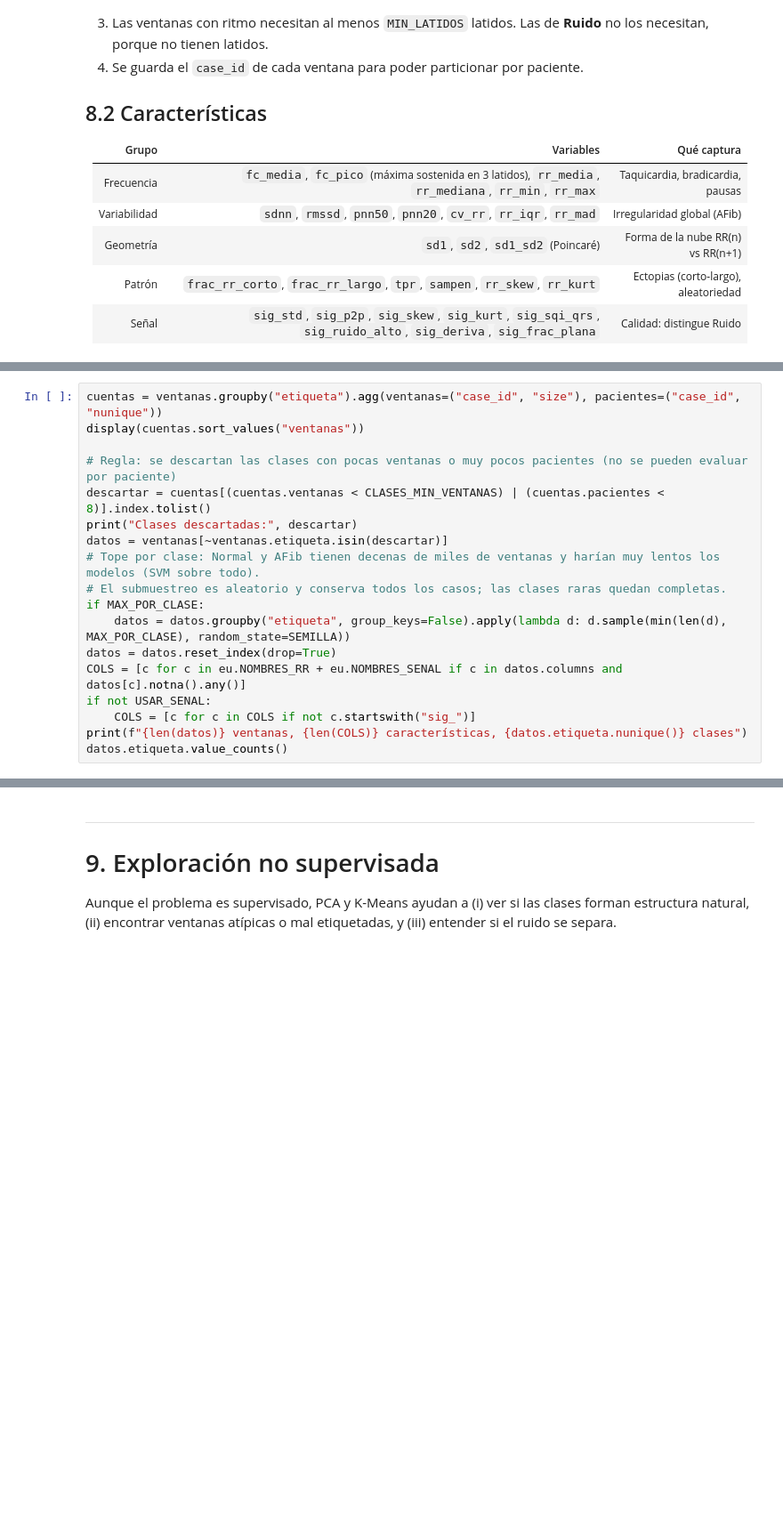
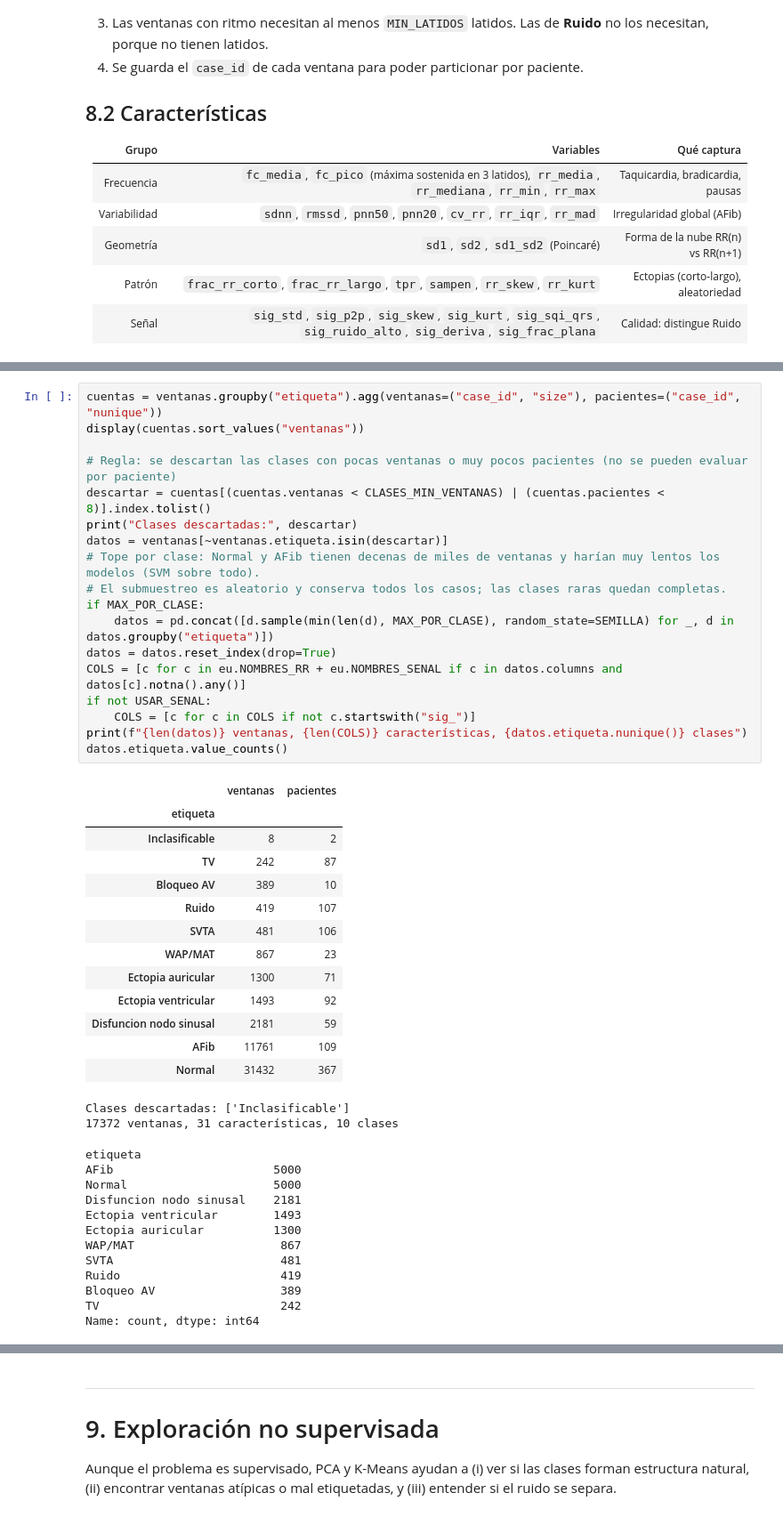
Before and after one commit to Jjes07/FundamentosML-Final, a Jupyter notebook: model_development.ipynb, the cells around one changed output, grey strips where cells are left out. Shown at 89% size. Saved outputs shown, nothing was run; the diff lists cells and outputs as text; blank space fills up the shorter version.

```diff
--- a/model_development.ipynb
+++ b/model_development.ipynb
@@ -654,19 +817,47 @@ Tabla de ventanas por clase. Contrastar con el EDA: las clases con muy pocas ven
 # %%
 cuentas = ventanas.groupby("etiqueta").agg(ventanas=("case_id", "size"), pacientes=("case_id", "nunique"))
 display(cuentas.sort_values("ventanas"))
 
 # Regla: se descartan las clases con pocas ventanas o muy pocos pacientes (no se pueden evaluar por paciente)
 descartar = cuentas[(cuentas.ventanas < CLASES_MIN_VENTANAS) | (cuentas.pacientes < 8)].index.tolist()
 print("Clases descartadas:", descartar)
 datos = ventanas[~ventanas.etiqueta.isin(descartar)]
 # Tope por clase: Normal y AFib tienen decenas de miles de ventanas y harían muy lentos los modelos (SVM sobre todo).
 # El submuestreo es aleatorio y conserva todos los casos; las clases raras quedan completas.
 if MAX_POR_CLASE:
-    datos = datos.groupby("etiqueta", group_keys=False).apply(lambda d: d.sample(min(len(d), MAX_POR_CLASE), random_state=SEMILLA))
+    datos = pd.concat([d.sample(min(len(d), MAX_POR_CLASE), random_state=SEMILLA) for _, d in datos.groupby("etiqueta")])
 datos = datos.reset_index(drop=True)
 COLS = [c for c in eu.NOMBRES_RR + eu.NOMBRES_SENAL if c in datos.columns and datos[c].notna().any()]
 if not USAR_SENAL:
     COLS = [c for c in COLS if not c.startswith("sig_")]
 print(f"{len(datos)} ventanas, {len(COLS)} características, {datos.etiqueta.nunique()} clases")
 datos.etiqueta.value_counts()
+# %% [output]
+|  | ventanas | pacientes |
+| etiqueta |  |  |
+| Inclasificable | 8 | 2 |
+| TV | 242 | 87 |
+| Bloqueo AV | 389 | 10 |
+| Ruido | 419 | 107 |
+| SVTA | 481 | 106 |
+| WAP/MAT | 867 | 23 |
+| Ectopia auricular | 1300 | 71 |
+| Ectopia ventricular | 1493 | 92 |
+| Disfuncion nodo sinusal | 2181 | 59 |
+| AFib | 11761 | 109 |
+| Normal | 31432 | 367 |
+Clases descartadas: ['Inclasificable']
+17372 ventanas, 31 características, 10 clases
+etiqueta
+AFib                       5000
+Normal                     5000
+Disfuncion nodo sinusal    2181
+Ectopia ventricular        1493
+Ectopia auricular          1300
+WAP/MAT                     867
+SVTA                        481
+Ruido                       419
+Bloqueo AV                  389
+TV                          242
+Name: count, dtype: int64
 # %% [markdown]
```
Also changed, not shown: parts of 67 cells of this notebook, 21 other files.
